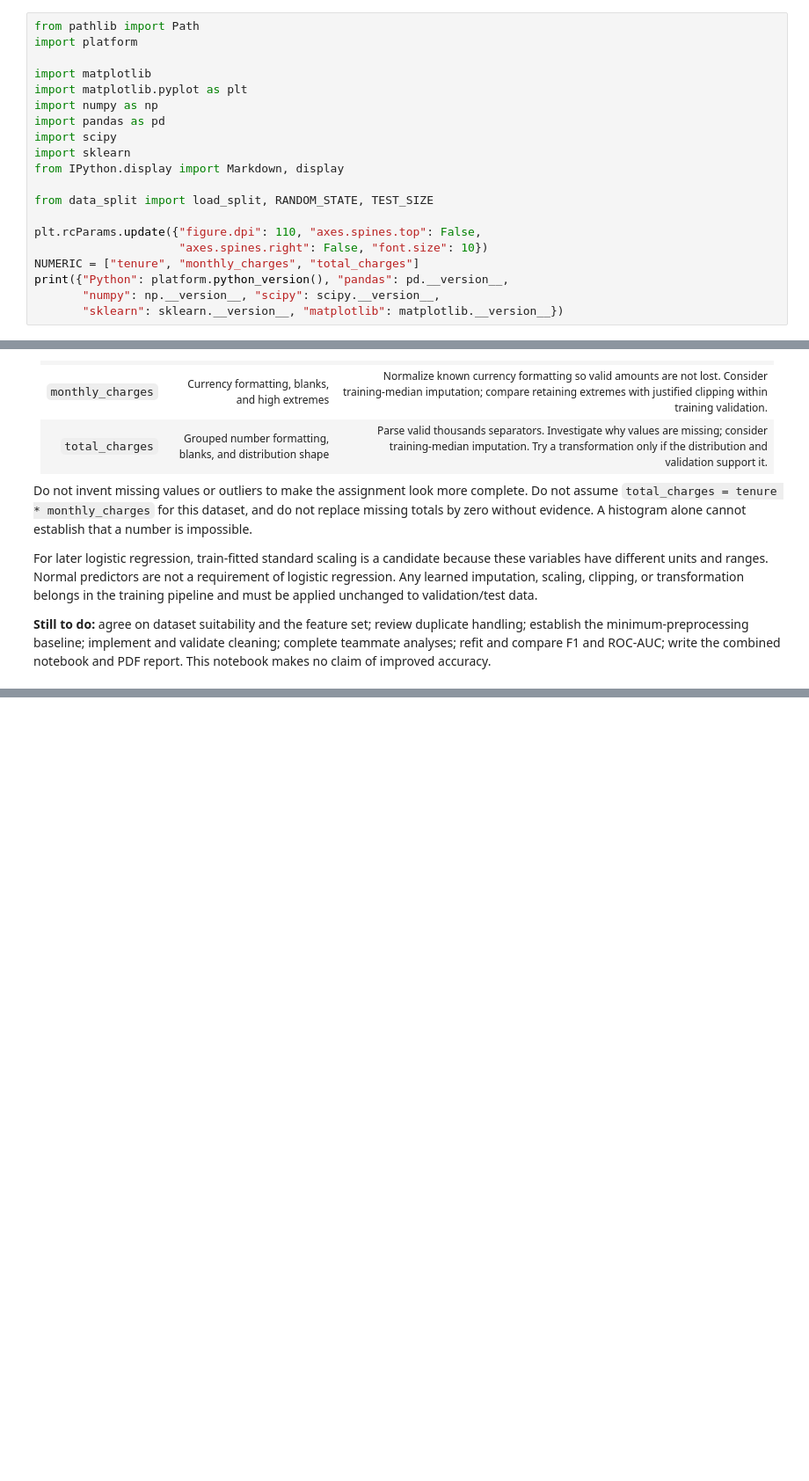
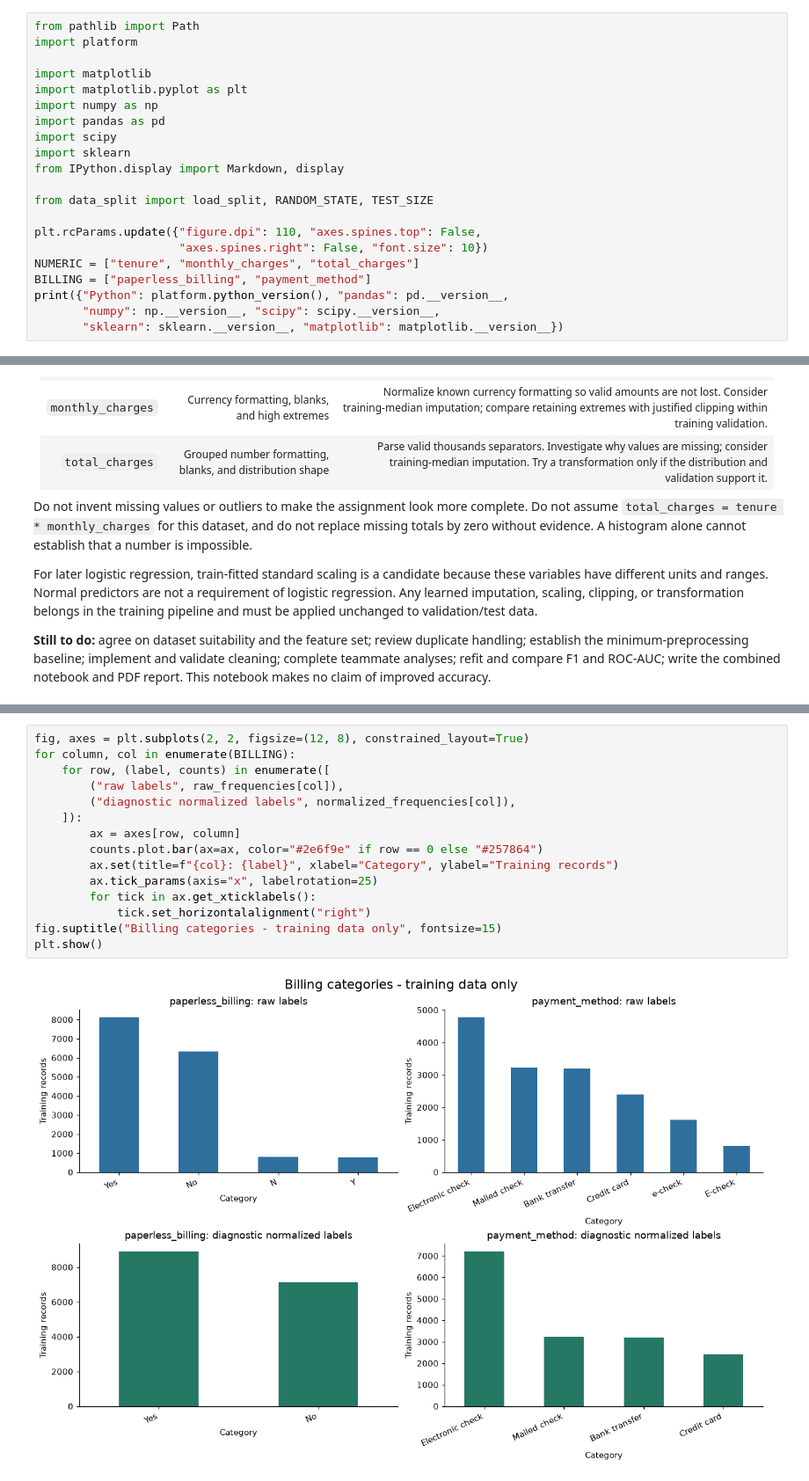
Before and after one commit to mernazar04/MMDA, a Jupyter notebook: 01_numeric_audit.ipynb, the cells around one changed output, grey strips where cells are left out. Shown at 88% size. Cells and saved outputs as stored; diff of their text form; blank space fills up the shorter version.

Commit message:
Complete billing audit and align proposed team ownership

```diff
--- a/01_numeric_audit.ipynb
+++ b/01_numeric_audit.ipynb
@@ -32,6 +34,7 @@ from data_split import load_split, RANDOM_STATE, TEST_SIZE
 plt.rcParams.update({"figure.dpi": 110, "axes.spines.top": False,
                      "axes.spines.right": False, "font.size": 10})
 NUMERIC = ["tenure", "monthly_charges", "total_charges"]
+BILLING = ["paperless_billing", "payment_method"]
 print({"Python": platform.python_version(), "pandas": pd.__version__,
        "numpy": np.__version__, "scipy": scipy.__version__,
        "sklearn": sklearn.__version__, "matplotlib": matplotlib.__version__})
@@ -280,0 +388,17 @@ combined notebook and PDF report. This notebook makes no claim of improved accur
+# %%
+fig, axes = plt.subplots(2, 2, figsize=(12, 8), constrained_layout=True)
+for column, col in enumerate(BILLING):
+    for row, (label, counts) in enumerate([
+        ("raw labels", raw_frequencies[col]),
+        ("diagnostic normalized labels", normalized_frequencies[col]),
+    ]):
+        ax = axes[row, column]
+        counts.plot.bar(ax=ax, color="#2e6f9e" if row == 0 else "#257864")
+        ax.set(title=f"{col}: {label}", xlabel="Category", ylabel="Training records")
+        ax.tick_params(axis="x", labelrotation=25)
+        for tick in ax.get_xticklabels():
+            tick.set_horizontalalignment("right")
+fig.suptitle("Billing categories - training data only", fontsize=15)
+plt.show()
+# %% [output]
+[figure, added]
```
Also changed, not shown: parts of 7 cells of this notebook, 2 other files.
